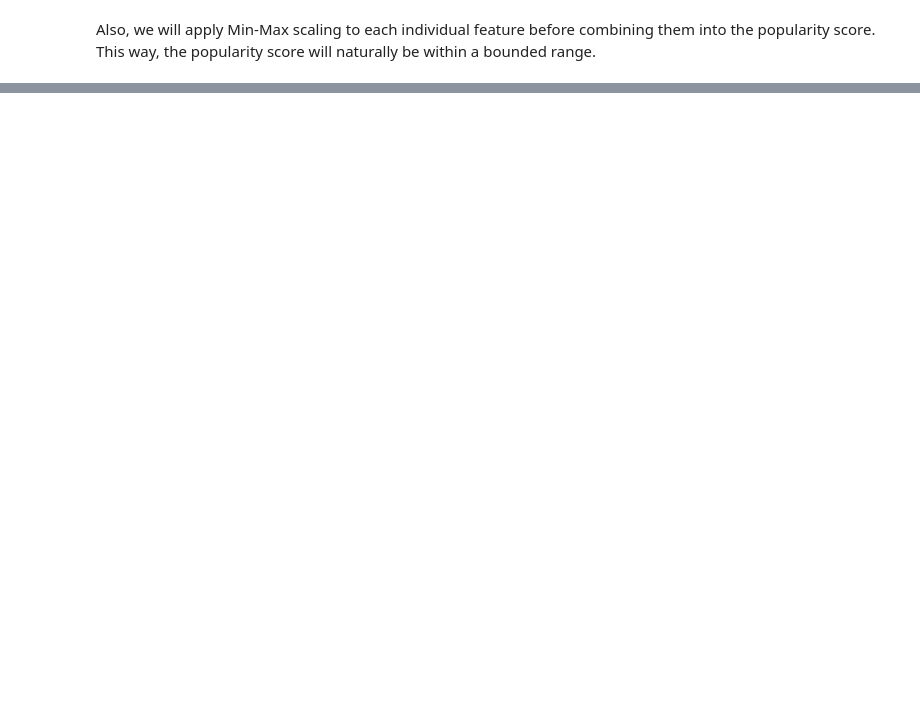
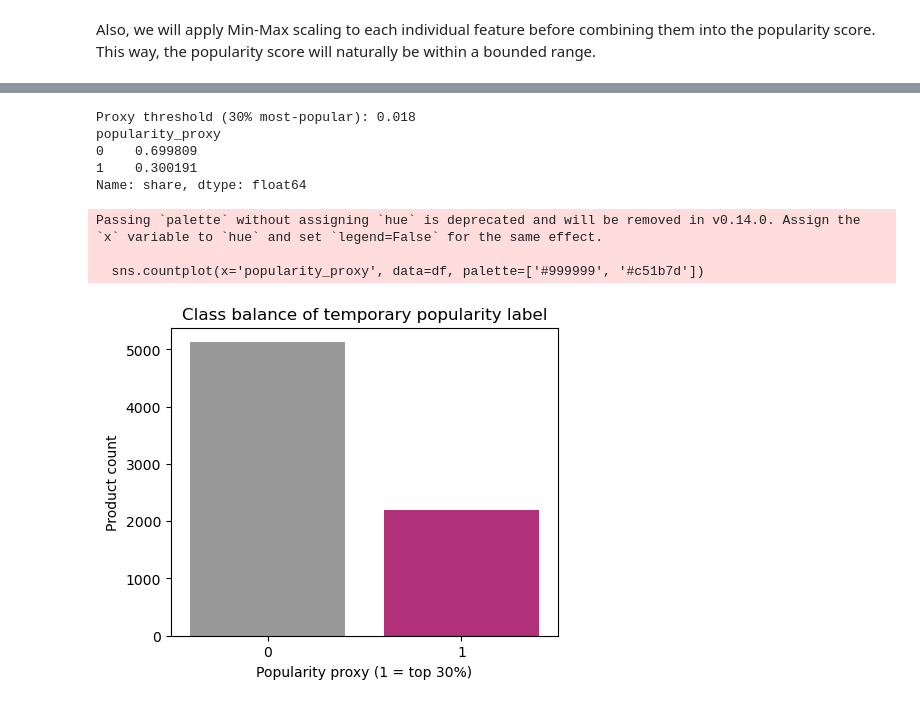
Before and after one commit to juliaaaloopez/visual_analytics_final_project, a Jupyter notebook: EDA.ipynb, the cells around one changed output, grey strips where cells are left out. Cells and saved outputs as stored; diff of their text form; code cells hidden in the pictures; blank space fills up the shorter version.

Commit message:
EDA continued and refined popularity score

```diff
--- a/EDA.ipynb
+++ b/EDA.ipynb
@@ -387,0 +521,9 @@ w_reviews = 0.2
+# %%
+engagement_cols = ["loves_count", "scaled_rating", "reviews"]
+scaler = MinMaxScaler()
+norm_col_names = [f"{col}_norm" for col in engagement_cols]
+df[norm_col_names] = scaler.fit_transform(df[engagement_cols])
+
+feature_stds = df[norm_col_names].std()
+feature_weights = (feature_stds / feature_stds.sum()).to_dict()
+feature_weights
@@ -388,13 +534,10 @@ w_reviews = 0.2
 # %% [markdown]
 Also, we will apply Min-Max scaling to each individual feature before combining them into the popularity score. This way, the popularity score will naturally be within a bounded range.
-# %%
-from sklearn.preprocessing import MinMaxScaler
-
-# Scale individual features before combining them
-scaler = MinMaxScaler()
-df[['loves_count', 'sacaled_rating', 'reviews']] = scaler.fit_transform(df[['loves_count', 'scaled_rating', 'reviews']])
-
-# Calculate the popularity score
-df['popularity_score'] = (w_loves * df['loves_count'] +
-                           w_rating * df['scaled_rating'] +
-                           w_reviews * df['reviews'])
+# %%
+df['popularity_score'] = 0
+for col_norm in norm_col_names:
+    weight = feature_weights.get(col_norm, 0)
+    df['popularity_score'] += weight * df[col_norm]
+
+df['popularity_score'] = df['popularity_score'].round(4)
+df[['popularity_score'] + norm_col_names].head()
@@ -400,0 +554,26 @@ df['popularity_score'] = (w_loves * df['loves_count'] +
+# %%
+# Top 30% (70th percentile) treated as "popular" for exploratory work
+PROXY_PERCENTILE = 0.70
+proxy_threshold = df['popularity_score'].quantile(PROXY_PERCENTILE)
+df['popularity_proxy'] = (df['popularity_score'] >= proxy_threshold).astype(int)
+
+print(f"Proxy threshold ({int((1-PROXY_PERCENTILE)*100)}% most-popular): {proxy_threshold:.3f}")
+print(df['popularity_proxy'].value_counts(normalize=True).rename('share'))
+# %% [output]
+Proxy threshold (30% most-popular): 0.018
+popularity_proxy
+0    0.699809
+1    0.300191
+Name: share, dtype: float64
+# %%
+plt.figure(figsize=(5, 4))
+sns.countplot(x='popularity_proxy', data=df, palette=['#999999', '#c51b7d'])
+plt.title('Class balance of temporary popularity label')
+plt.xlabel('Popularity proxy (1 = top 30%)')
+plt.ylabel('Product count')
+plt.show()
+# %% [output]
+Passing `palette` without assigning `hue` is deprecated and will be removed in v0.14.0. Assign the `x` variable to `hue` and set `legend=False` for the same effect.
+
+  sns.countplot(x='popularity_proxy', data=df, palette=['#999999', '#c51b7d'])
+[figure, added]
```
Also changed, not shown: parts of 37 cells of this notebook.
